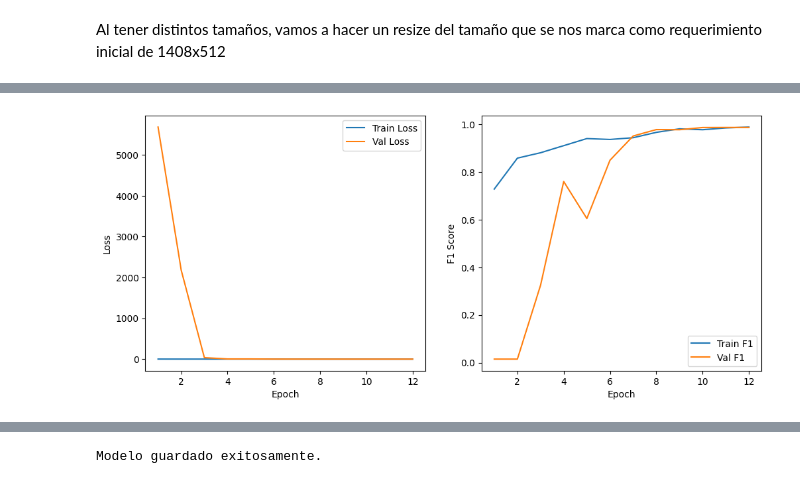
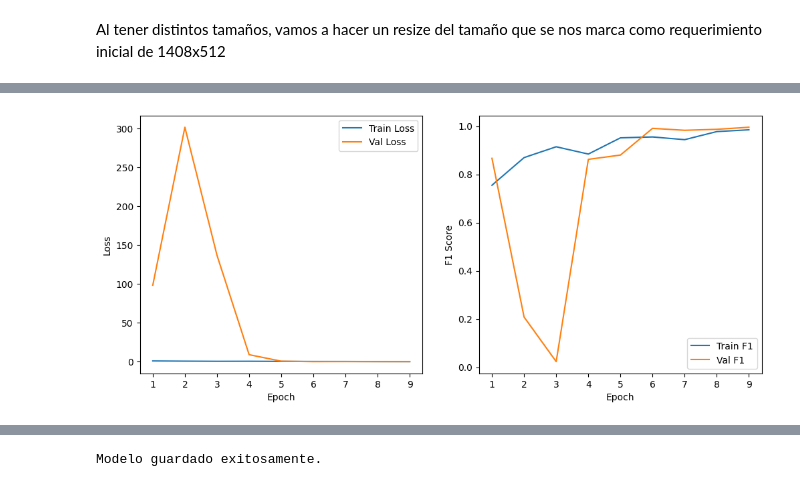
Before and after one commit to adriani94bil/Mantenimiento_Predictivo_PBL_grupo02, a Jupyter notebook: src/resnet34_vision.ipynb, the cells around one changed output, grey strips where cells are left out. Drawn from its saved outputs; the diff is of its cells as text; code cells hidden in the pictures.

```diff
--- a/src/resnet34_vision.ipynb
+++ b/src/resnet34_vision.ipynb
@@ -158,8 +158,8 @@ class DefectDataset(Dataset):
 transform = transforms.Compose([
     ConvertToRGB(),
     transforms.ToTensor(),
-    transforms.Resize((256,704)),
-    transforms.Normalize((0.5,), (0.5,))
+    transforms.Resize((704,256)),
+    transforms.Normalize((0.5,), (0.25,))
 ])
 # Crear los datasets y dataloaders
 train_dataset = DefectDataset(df_train, root_dir='data_augmentation', transform=transform)
@@ -290,5 +287,5 @@ Epoch 12/25, Train Loss: 0.1078, Val Loss: 0.1517, Train F1: 0.9889, Val F1: 0.9
 Early stopping triggered
-[figure, old version]
+[figure, new version]
 # %%
 def visualize_true_vs_pred(y_pred,y_true,title=""):
     """
```
Also changed, not shown: parts of 2 cells of this notebook, 3 other files.
